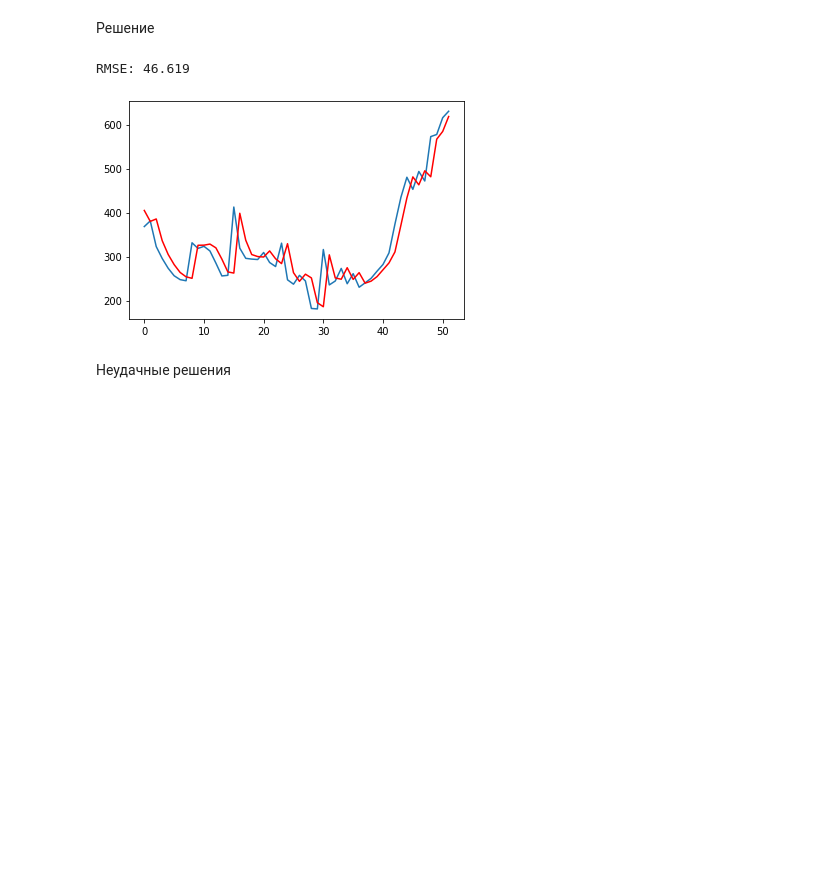
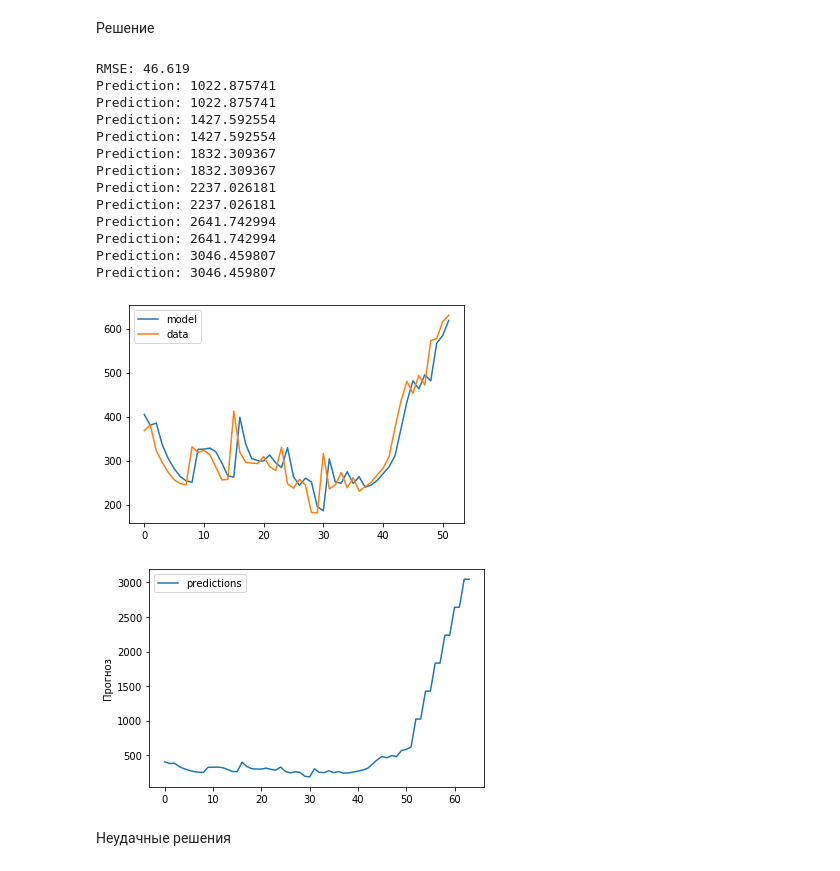
Before and after one commit to Loisewe/Interview-tasks, a Jupyter notebook: Задача_Сбербанк.ipynb, the cells around one changed output. Drawn from its saved outputs; the diff is of its cells as text; code cells hidden in the pictures; blank space fills up the shorter version.

```diff
--- a/Задача_Сбербанк.ipynb
+++ b/Задача_Сбербанк.ipynb
@@ -23,37 +23,66 @@ df=df.sort_values(by='report_date', ascending=True)
 df.set_index('report_date', inplace=True)
 df.index = pd.to_datetime(df.index)
 df.sort_index(inplace=True)
 df=df.drop(['sector_id'], axis=1)
 df=df.drop(['bank_group_id'], axis=1)
 df=df.drop(['value_usd'], axis=1)
 df= df.resample('D').mean()
 df.dropna(inplace=True)
 
 series = df
 # делим датасеты
 X=df.values
 size = int(len(X) * 0.65)
 train, test = X[0:size], X[size:]
 
 model = AutoReg(train, lags=2)
 model_fit = model.fit()
 coef = model_fit.params
 
 history = [train[i] for i in range(len(train))]
 predictions = []
 for t in range(len(test)):
     yhat = predict(coef, history)
     obs = test[t]
     predictions.append(yhat)
     history.append(obs)
 rmse = sqrt(mean_squared_error(test, predictions))
 print('RMSE: %.3f' % rmse)
-pyplot.plot(test)
-pyplot.plot(predictions, color='red')
-pyplot.show()
+##ПРОГНОЗ на 12 месяцев вперед
+predictionss=[]
+[predictionss.append(predictions[i][0]) for i in range(len(predictions))]
+testt=[]
+[testt.append(test[i][0]) for i in range(len(test))]
+df_model = pd.DataFrame({'model':predictionss,'data':testt})
+ax = df_model.plot();
+last_object=predictions[(len(predictions)-1)]
+for i in range(50,62):
+    prediction = model_fit.predict(start=i, end=i)
+    yhat = predictions[0] + last_object[0]
+    last_object=predictions[(len(predictions)-1)]
+    predictions.append(yhat)
+    print('Prediction: %f' % yhat)
+predictionss=[]
+[predictionss.append(predictions[i][0]) for i in range(len(predictions))]
+df_pred = pd.DataFrame({'predictions':predictionss})
+ax = df_pred.plot();
+ax.set_ylabel('Прогноз');
 # %% [output]
 RMSE: 46.619
+Prediction: 1022.875741
+Prediction: 1022.875741
+Prediction: 1427.592554
+Prediction: 1427.592554
+Prediction: 1832.309367
+Prediction: 1832.309367
+Prediction: 2237.026181
+Prediction: 2237.026181
+Prediction: 2641.742994
+Prediction: 2641.742994
+Prediction: 3046.459807
+Prediction: 3046.459807
-[figure, old version]
+[figure, new version]
+[figure, added]
 # %% [markdown]
 Неудачные решения
 # %%
```
